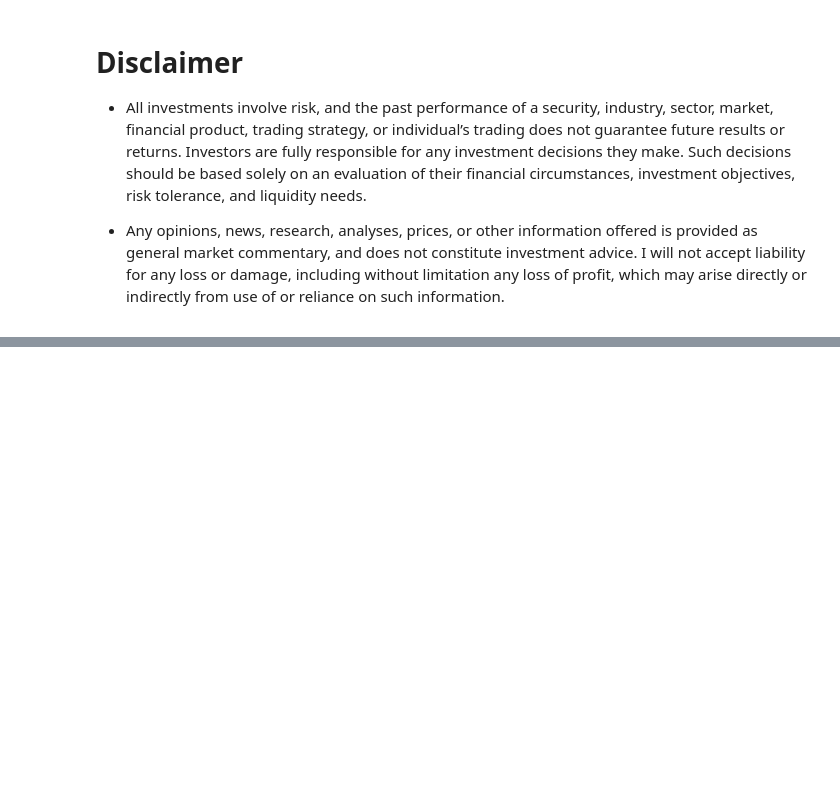
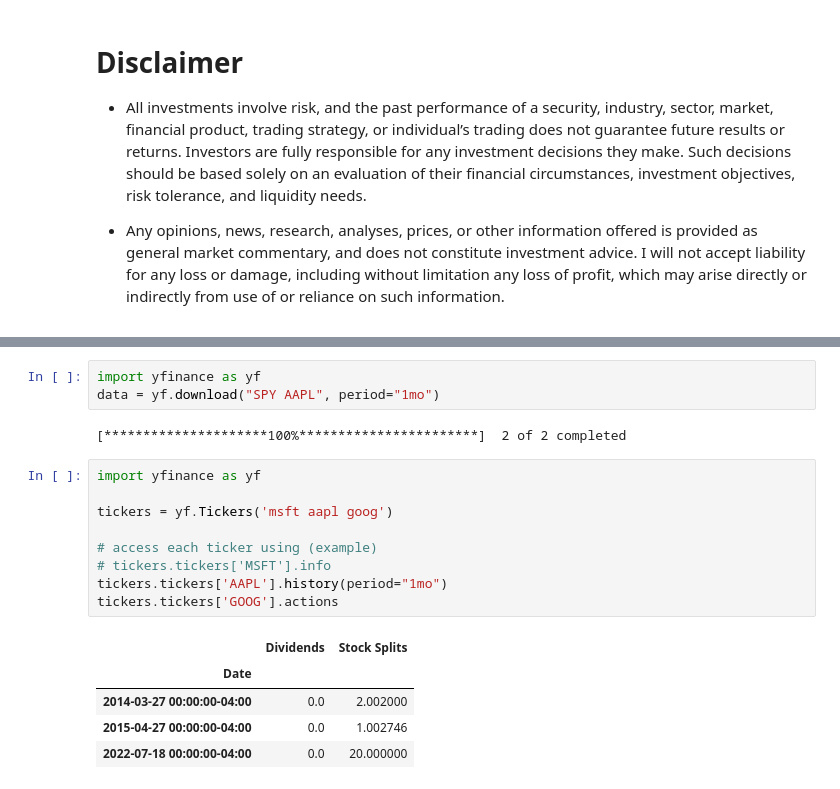
Before and after one commit to macsrc/mac-pandas-ta, a Jupyter notebook: mac_ta/ta_example2.ipynb, the cells around one changed output, grey strips where cells are left out. Drawn from its saved outputs; the diff is of its cells as text; blank space fills up the shorter version.

```diff
--- a/mac_ta/ta_example2.ipynb
+++ b/mac_ta/ta_example2.ipynb
@@ -617,0 +764,20 @@ Chart(df, style="yahoo", title=ticker, verbose=False,
+# %%
+import yfinance as yf
+data = yf.download("SPY AAPL", period="1mo")
+# %% [output]
+[*********************100%***********************]  2 of 2 completed
+# %%
+import yfinance as yf
+
+tickers = yf.Tickers('msft aapl goog')
+
+# access each ticker using (example)
+# tickers.tickers['MSFT'].info
+tickers.tickers['AAPL'].history(period="1mo")
+tickers.tickers['GOOG'].actions
+# %% [output]
+|  | Dividends | Stock Splits |
+| Date |  |  |
+| 2014-03-27 00:00:00-04:00 | 0.0 | 2.002000 |
+| 2015-04-27 00:00:00-04:00 | 0.0 | 1.002746 |
+| 2022-07-18 00:00:00-04:00 | 0.0 | 20.000000 |
```
Also changed, not shown: parts of 21 cells of this notebook, 5 other files.
